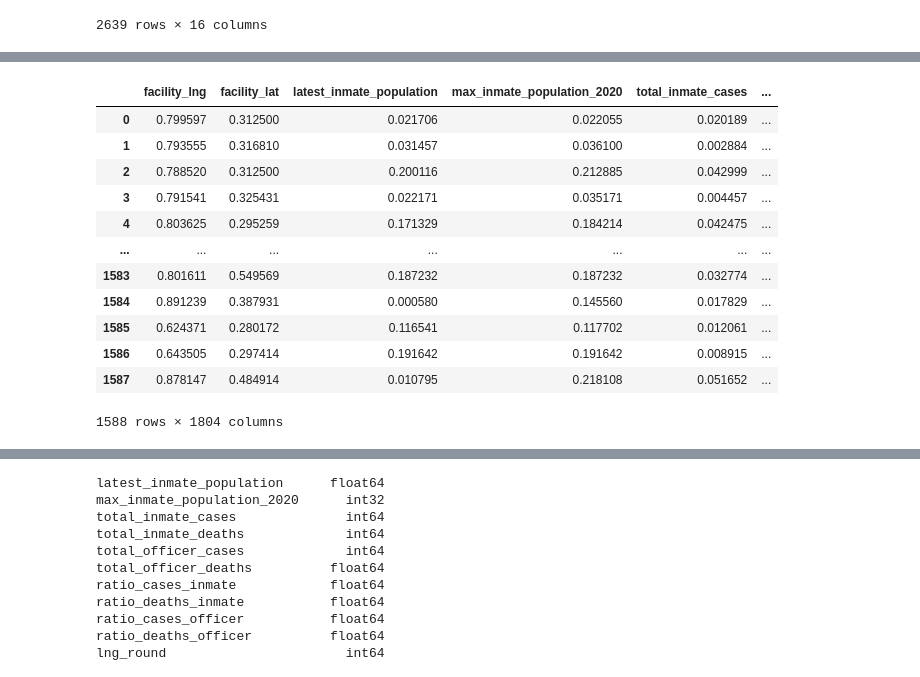
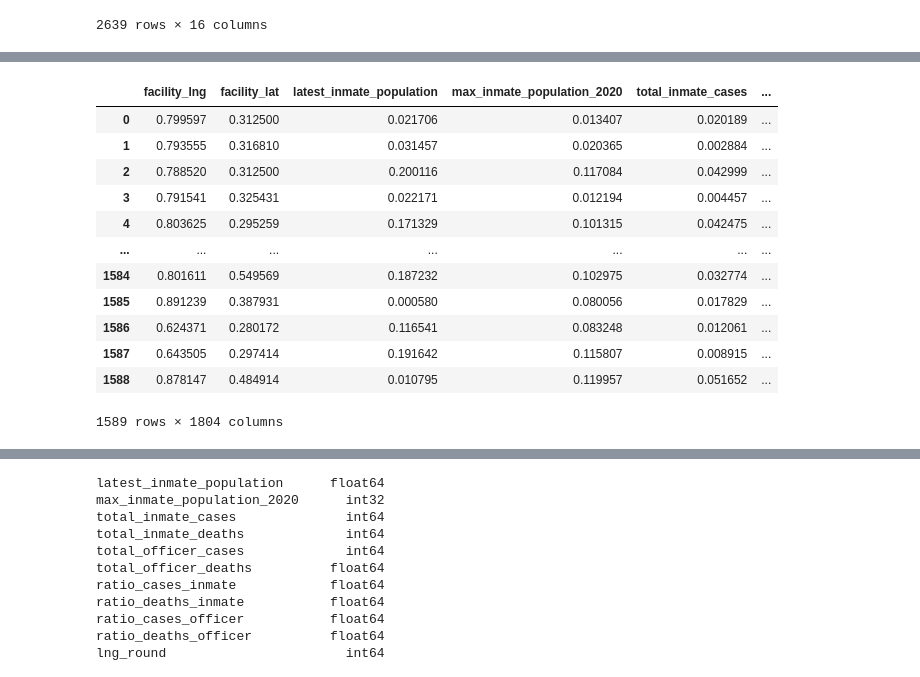
Before and after one commit to rasko1001/Project_data_mining, a Jupyter notebook: project_covid19_prison.ipynb, the cells around one changed output, grey strips where cells are left out. Cells and saved outputs as stored; diff of their text form; code cells hidden in the pictures.

```diff
--- a/project_covid19_prison.ipynb
+++ b/project_covid19_prison.ipynb
@@ -38,6 +40,7 @@ facilities
 2639 rows × 16 columns
 # %%
 facilities = facilities.dropna(subset=['latest_inmate_population'])
+facilities = facilities.reset_index(drop = True)
 
 facilities['capacity'] = 1
 facilities['capacity'] = facilities.apply(lambda x: float("nan") if (math.isnan(x.max_inmate_population_2020)) or (math.isnan(x.latest_inmate_population)) else int(x.latest_inmate_population / x.max_inmate_population_2020 * 100) / 100, axis = 1)
@@ -46,12 +49,13 @@ t = facilities['facility_type'].value_counts(normalize=True)
 #display(t)
 s = facilities['capacity'].value_counts(normalize=True)
 #display(s)
-facilities.capacity_nan = facilities['capacity']
+facilities['capacity_nan'] = facilities['capacity']
 
 facilities.loc[facilities['capacity'].isna(), 'capacity_nan'] = np.random.choice(s.index, p=s.values, size=facilities['capacity'].isna().sum())
 #display(facilities.sort_values(by=['capacity_nan']))
 facilities.max_inmate_population_2020 = facilities.apply(lambda x: x.max_inmate_population_2020 if math.isnan(x.capacity_nan) or x.capacity_nan == 0 else x.latest_inmate_population / x.capacity_nan, axis = 1)
 facilities = facilities.dropna(subset=['max_inmate_population_2020'])
+
 facilities.max_inmate_population_2020 = facilities.max_inmate_population_2020.astype(int)
 #display(facilities.sort_values(by=['capacity_nan']))
 
@@ -150,60 +244,48 @@ facilities
 # %%
-mydata = facilities.copy()
-#mydata = pd.read_csv("after_clean.csv")
+# Takes down a variables that is not relevant to the clustering analysis
 
-# יש עדיין כמה נאלים שלא בעמודות החדשות שרסקו הוסיף אז מוחק תשורות עם הנאלים
-mydata = mydata.dropna(subset = mydata.columns.values[:-2]).reset_index(drop = True)
+mydata = mydata.drop(columns = ['facility_name'])
 
-# add relevant features
-mydata['ratio_cases_inmate']   = mydata['total_inmate_cases']   / mydata['max_inmate_population_2020']
-mydata['ratio_deaths_inmate']  = mydata['total_inmate_deaths']  / mydata['max_inmate_population_2020']
-mydata['ratio_cases_officer']  = mydata['total_officer_cases']  / mydata['max_inmate_population_2020']
-mydata['ratio_deaths_officer'] = mydata['total_officer_deaths'] / mydata['max_inmate_population_2020']
 
-# יצירת עותק לניתוח אחרי הקלאסטרינג
-data_before_encoding = mydata.copy()
-
-mydata = mydata.drop(columns = ['nyt_id','facility_name','capacity','capacity_nan','facility_county_fips'])
+#Convert numeric variables to categorical variables
 
 ohe = OneHotEncoder(sparse=False)
 
-# רק את העמודות הבאות אני ממיר לנומרי. השאר או כבר נומרי או לא רלוונטי לניתוח
 a = ['facility_type' , 'facility_city' , 'facility_county' , 'facility_state']
 
 b = ohe.fit_transform(mydata[a])
 
-# הנתונים המומרים לעיל הם מסוג נאמפיי אז אני עורך פה לדאטה פריים חתיך
-# בלולאות אני פשוט מושך את כל השמות לרשימה אחת
 c = pd.DataFrame(b , columns = [j for i in range(4) for j in ohe.categories_[i]])
 
-# מחבר בין הדאטה המקורי שכבר היה לנו לעמודות החדשות
 mydata = pd.concat([mydata , c] , axis = 1 , ignore_index = False)
 
-# מעיף תעמודות שהימרתי אותן הרגע לנומרי
 mydata = mydata.drop(columns = a)
 
 
-from sklearn.preprocessing import MinMaxScaler
+
+# normalization
+
 scaler = MinMaxScaler()
 scaler.fit(mydata)
 scaler.transform(mydata)
 
 mydata = pd.DataFrame(scaler.transform(mydata),columns = mydata.columns)
+
 mydata
 # %% [output]
 |  | facility_lng | facility_lat | latest_inmate_population | max_inmate_population_2020 | total_inmate_cases | ... |
-| 0 | 0.799597 | 0.312500 | 0.021706 | 0.022055 | 0.020189 | ... |
-| 1 | 0.793555 | 0.316810 | 0.031457 | 0.036100 | 0.002884 | ... |
-| 2 | 0.788520 | 0.312500 | 0.200116 | 0.212885 | 0.042999 | ... |
-| 3 | 0.791541 | 0.325431 | 0.022171 | 0.035171 | 0.004457 | ... |
-| 4 | 0.803625 | 0.295259 | 0.171329 | 0.184214 | 0.042475 | ... |
+| 0 | 0.799597 | 0.312500 | 0.021706 | 0.013407 | 0.020189 | ... |
+| 1 | 0.793555 | 0.316810 | 0.031457 | 0.020365 | 0.002884 | ... |
+| 2 | 0.788520 | 0.312500 | 0.200116 | 0.117084 | 0.042999 | ... |
+| 3 | 0.791541 | 0.325431 | 0.022171 | 0.012194 | 0.004457 | ... |
+| 4 | 0.803625 | 0.295259 | 0.171329 | 0.101315 | 0.042475 | ... |
 | ... | ... | ... | ... | ... | ... | ... |
-| 1583 | 0.801611 | 0.549569 | 0.187232 | 0.187232 | 0.032774 | ... |
-| 1584 | 0.891239 | 0.387931 | 0.000580 | 0.145560 | 0.017829 | ... |
-| 1585 | 0.624371 | 0.280172 | 0.116541 | 0.117702 | 0.012061 | ... |
-| 1586 | 0.643505 | 0.297414 | 0.191642 | 0.191642 | 0.008915 | ... |
-| 1587 | 0.878147 | 0.484914 | 0.010795 | 0.218108 | 0.051652 | ... |
+| 1584 | 0.801611 | 0.549569 | 0.187232 | 0.102975 | 0.032774 | ... |
+| 1585 | 0.891239 | 0.387931 | 0.000580 | 0.080056 | 0.017829 | ... |
+| 1586 | 0.624371 | 0.280172 | 0.116541 | 0.083248 | 0.012061 | ... |
+| 1587 | 0.643505 | 0.297414 | 0.191642 | 0.115807 | 0.008915 | ... |
+| 1588 | 0.878147 | 0.484914 | 0.010795 | 0.119957 | 0.051652 | ... |
-1588 rows × 1804 columns
+1589 rows × 1804 columns
 # %%
 # PCA
 # %%
```
Also changed, not shown: parts of 20 cells of this notebook.
